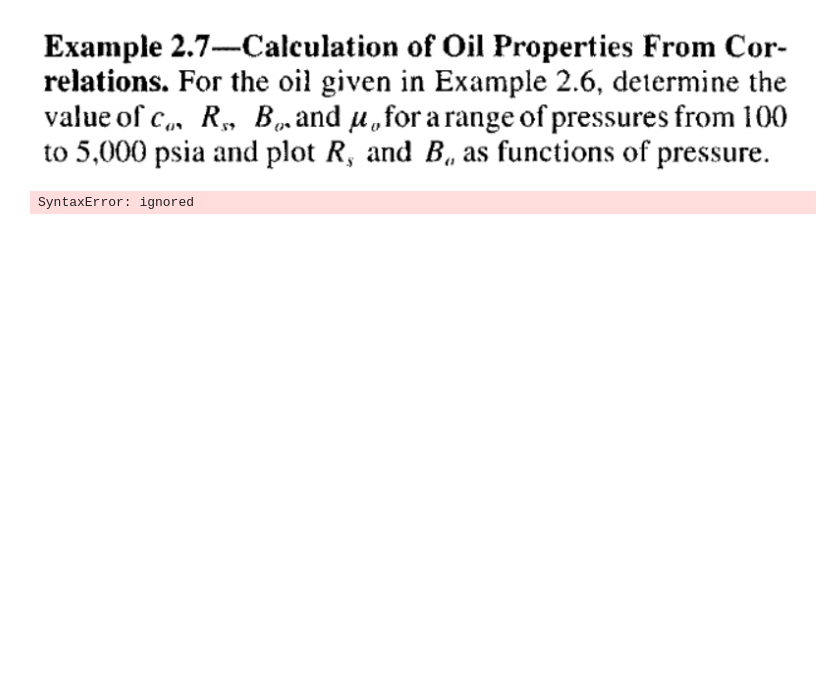
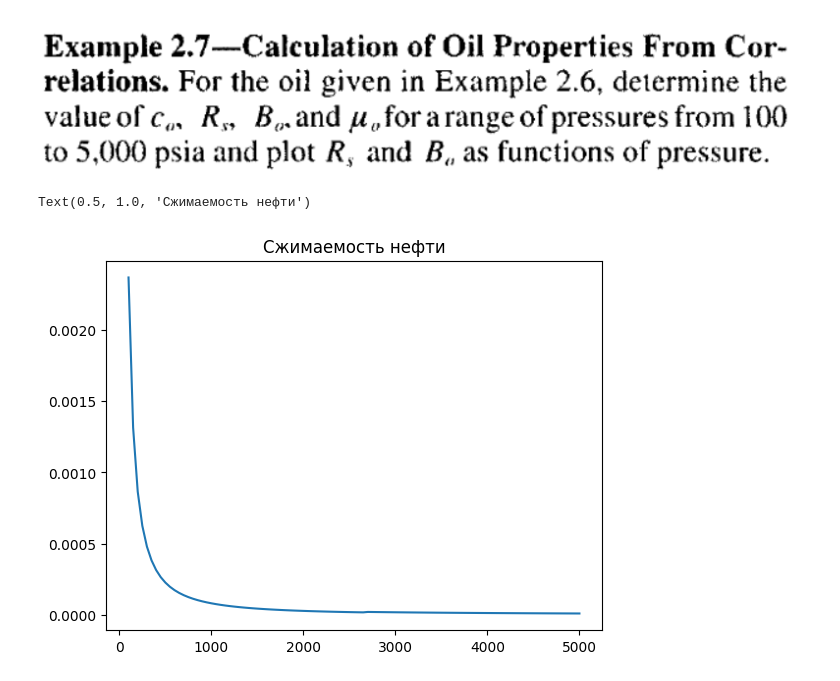
Before and after one commit to edisonc57/exercises, a Jupyter notebook: расчеты_свойств_нефти_.ipynb, the cells around one changed output. Saved outputs shown, nothing was run; the diff lists cells and outputs as text; code cells hidden in the pictures; blank space fills up the shorter version.

```diff
--- a/расчеты_свойств_нефти_.ipynb
+++ b/расчеты_свойств_нефти_.ipynb
@@ -12,10 +12,20 @@ Rsb = 500
 T = 220
 sg = 0.8
 api = 30
+Pb= 2651.7
-# %%
-pressure= np.arange(100,5050,50)
-Coil= []
-
-for i in range(len(pressure)):
-# %% [output]
-SyntaxError: ignored
+# %%
+pressure= np.arange(100,5050,50)
+Coil_lista= []
+
+for i in range(len(pressure)):
+  if pressure[i] < Pb:
+    Coil= np.exp((-7.573)-(1.450 * np.log(pressure[i])) - (0.383*np.log(Pb))+ (1.402*np.log(T)) + (0.256*np.log(api)) + (0.449*np.log(Rsb)))
+  if pressure[i] > Pb:
+    Coil= ((5*Rsb)+(17.2*T)-(1.180*sg)+(api)-(1.433))/(pressure[i] * (10**5))
+
+  Coil_lista.append(float(Coil))
+plt.plot(pressure, Coil_lista)
+plt.title("Сжимаемость нефти")
+# %% [output]
+Text(0.5, 1.0, 'Сжимаемость нефти')
+[figure, added]
```
